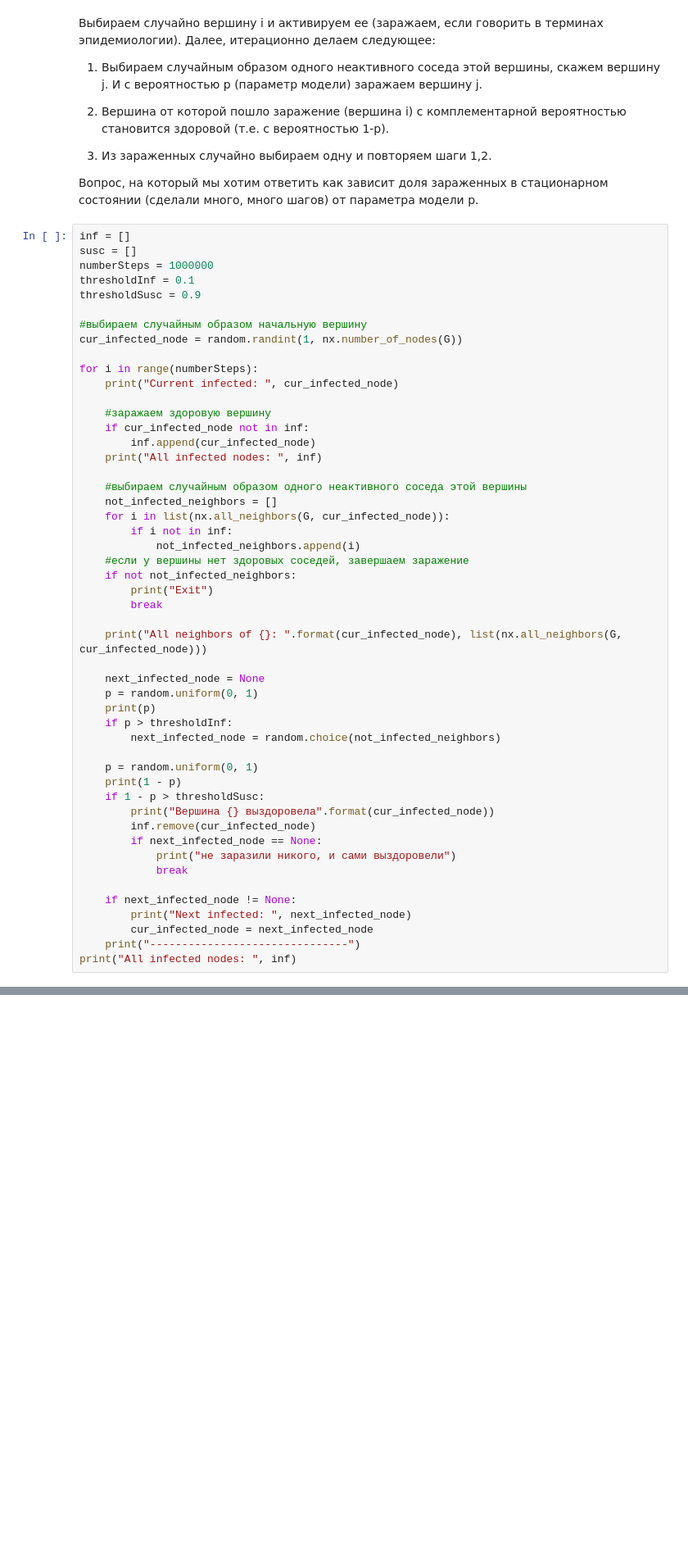
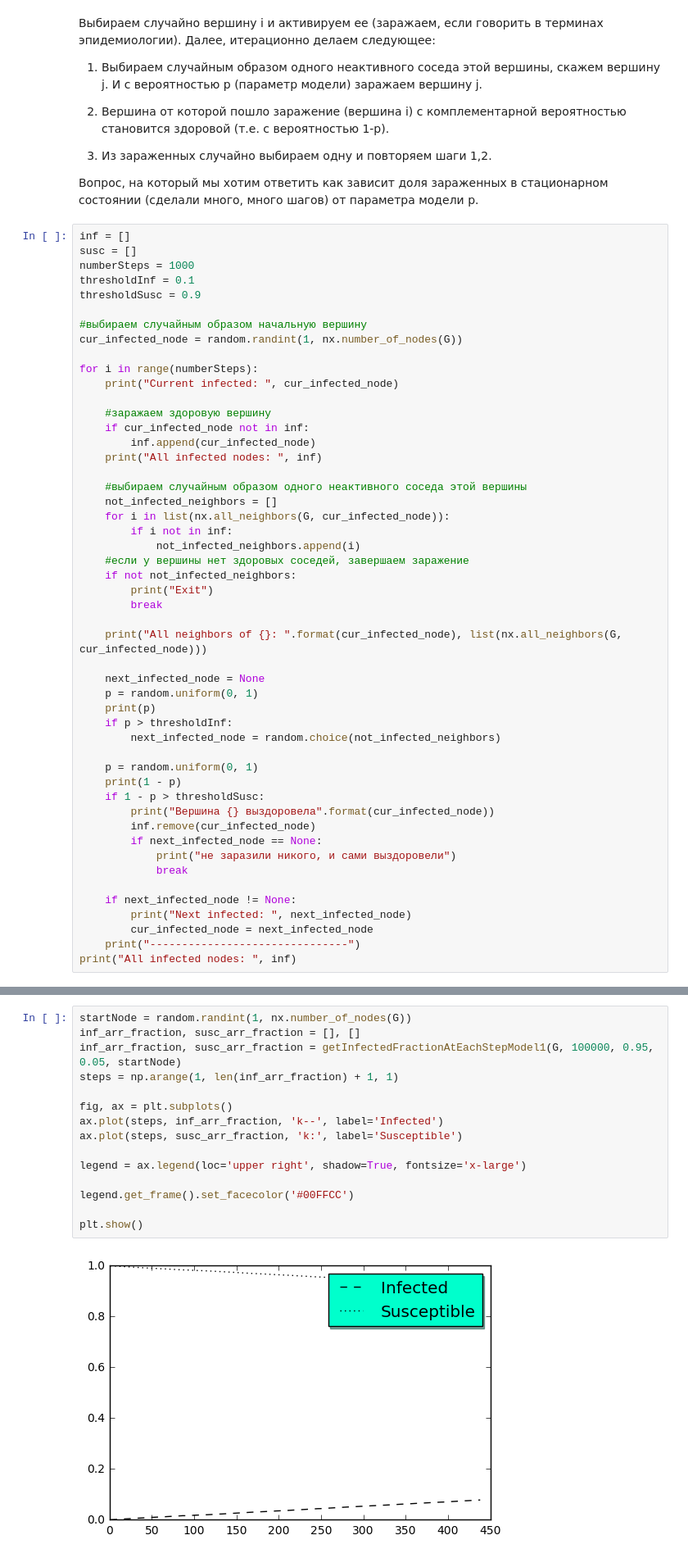
Before and after one commit to tsyrendylykova/multilayerNetwork, a Jupyter notebook: Senior thesis model.ipynb, the cells around one changed output, grey strips where cells are left out. Shown: that part at 82% size. Drawn from its saved outputs; the diff is of its cells as text; blank space fills up the shorter version.

```diff
--- a/Senior thesis model.ipynb
+++ b/Senior thesis model.ipynb
@@ -36,7 +37,7 @@ print("Общее количество вершин: ", nodeNumber)
 # %%
 inf = []
 susc = []
-numberSteps = 1000000
+numberSteps = 1000
 thresholdInf = 0.1
 thresholdSusc = 0.9
 
@@ -161,3 +204,20 @@ plt.ylabel('Fraction of infected nodes')
+# %%
+startNode = random.randint(1, nx.number_of_nodes(G))
+inf_arr_fraction, susc_arr_fraction = [], []
+inf_arr_fraction, susc_arr_fraction = getInfectedFractionAtEachStepModel1(G, 100000, 0.95, 0.05, startNode)
+steps = np.arange(1, len(inf_arr_fraction) + 1, 1)
+
+fig, ax = plt.subplots()
+ax.plot(steps, inf_arr_fraction, 'k--', label='Infected')
+ax.plot(steps, susc_arr_fraction, 'k:', label='Susceptible')
+
+legend = ax.legend(loc='upper right', shadow=True, fontsize='x-large')
+
+legend.get_frame().set_facecolor('#00FFCC')
+
+plt.show()
+# %% [output]
+[figure, added]
 # %% [markdown]
 ## Model 2
 # %% [markdown]
```
Also changed, not shown: parts of 20 cells of this notebook.
